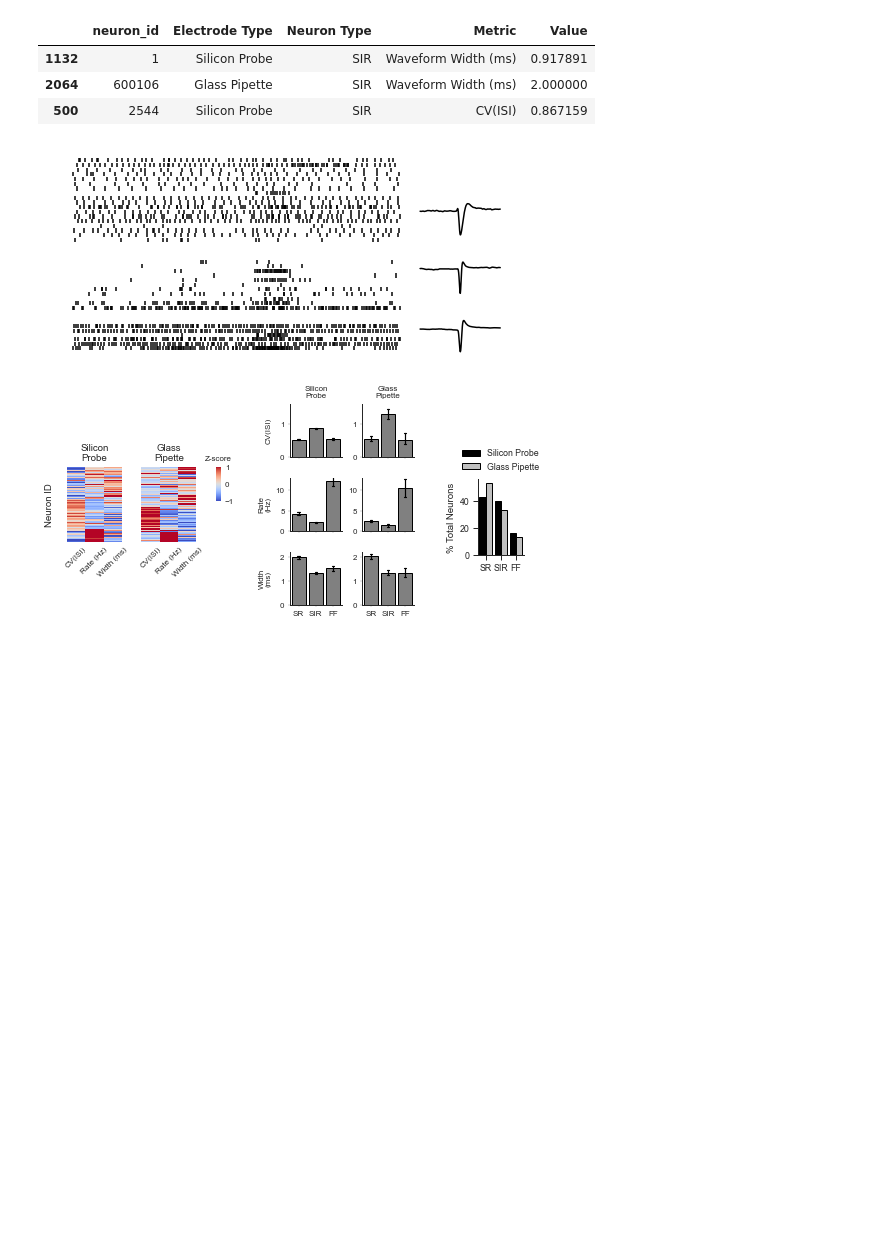
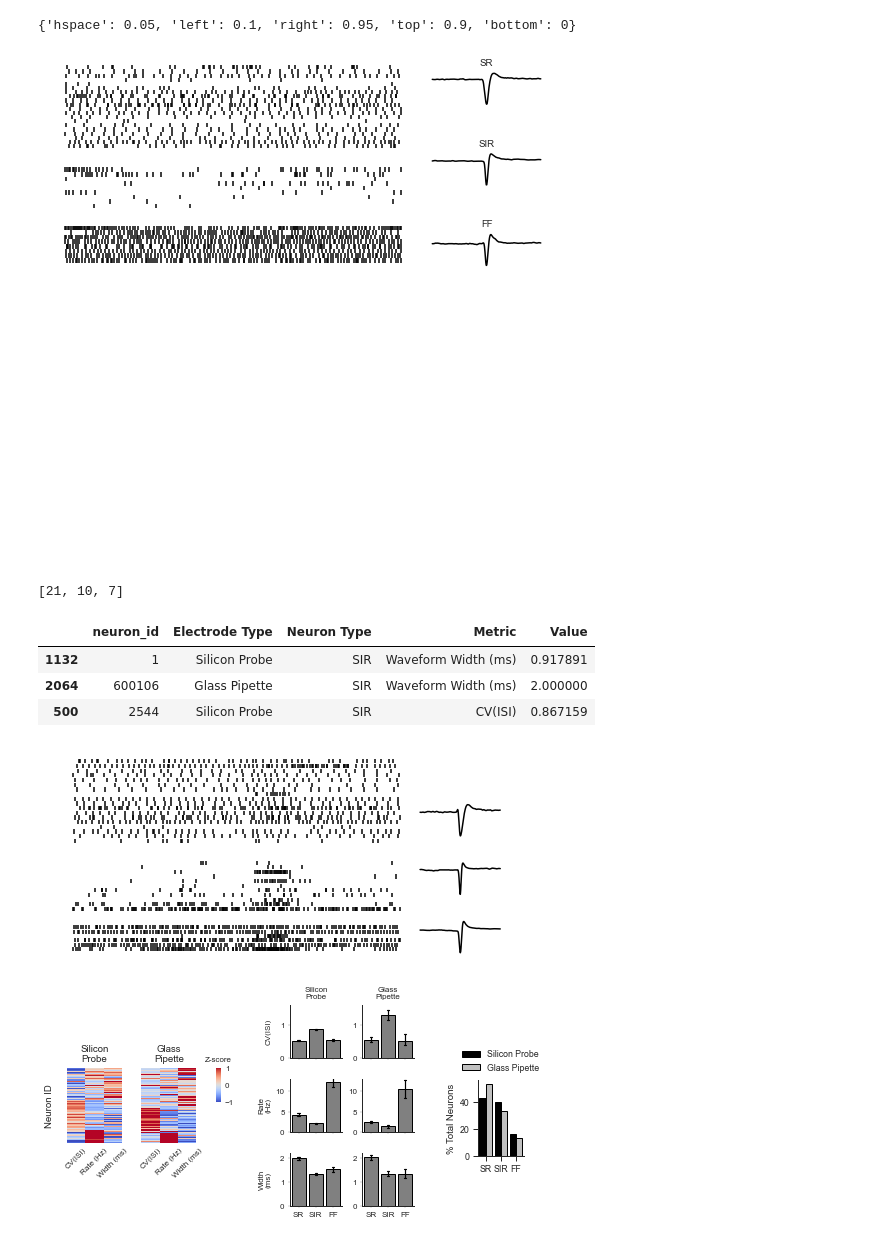
Before and after one commit to Ruairi-osul/drn-interactions, a Jupyter notebook: notebooks/rough work/dataset_figure.ipynb, the cells around one changed output. Drawn from its saved outputs; the diff is of its cells as text; code cells hidden in the pictures; blank space fills up the shorter version.

```diff
--- a/notebooks/rough work/dataset_figure.ipynb
+++ b/notebooks/rough work/dataset_figure.ipynb
@@ -59,3 +64,44 @@ display(df_props.sample(3))
+# %%
+from drn_interactions.spiketrains.plots import NeuronTypesFigureGridMaker
+from drn_interactions.spiketrains.plots import NeuronTypesPlotter
+
+grid_maker = NeuronTypesFigureGridMaker()
+plotter = NeuronTypesPlotter()
+
+fig = grid_maker.make_figure(figsize=(7, 7))
+fig_top, fig_bottom = grid_maker.split_top_bottom(fig)
+
+
+fig_raster, fig_waveforms = grid_maker.split_top_figs(fig_top)
+
+plotter.plot_raster(
+    fig=fig_raster,
+    trains=trains,
+    height_ratios=[len(x) + 3 for x in trains.values()],
+    grid_spec_kwargs=dict(hspace=0.05, left=0.1, right=0.95)
+    )
+
+
+axes_waves = plotter.plot_waveforms(
+    fig=fig_waveforms,
+    waveforms=waveforms,
+    grid_spec_kwargs=dict(hspace=0.2, left=0.2, right=0.7, top=0.4, bottom=0.15, wspace=0),
+)
+for nt, ax in axes_waves.items():
+    ax.set_title(nt)
+
+
+fig_heats, fig_bar, fig_pct = grid_maker.split_bottom_figs(fig_bottom)
+
+
+plt.show()
+# %% [output]
+{'hspace': 0.05, 'left': 0.1, 'right': 0.95, 'top': 0.9, 'bottom': 0}
+[figure, added]
+# %%
+[len(x) for x in trains.values()]
+# %% [output]
+[21, 10, 7]
 # %%
 # def preprocess(
 #     df_probe_spiketrain_stats,
```
Also changed, not shown: parts of 1 cell of this notebook.
